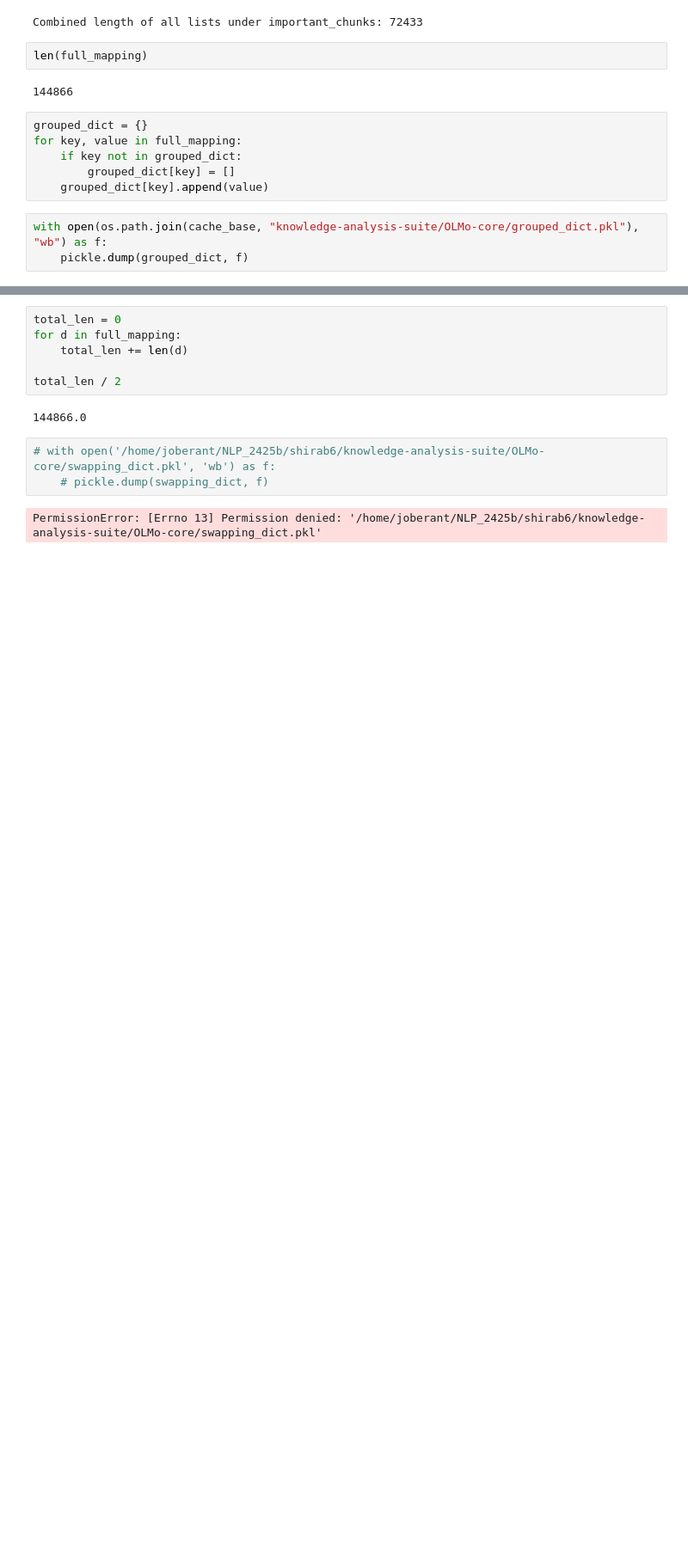
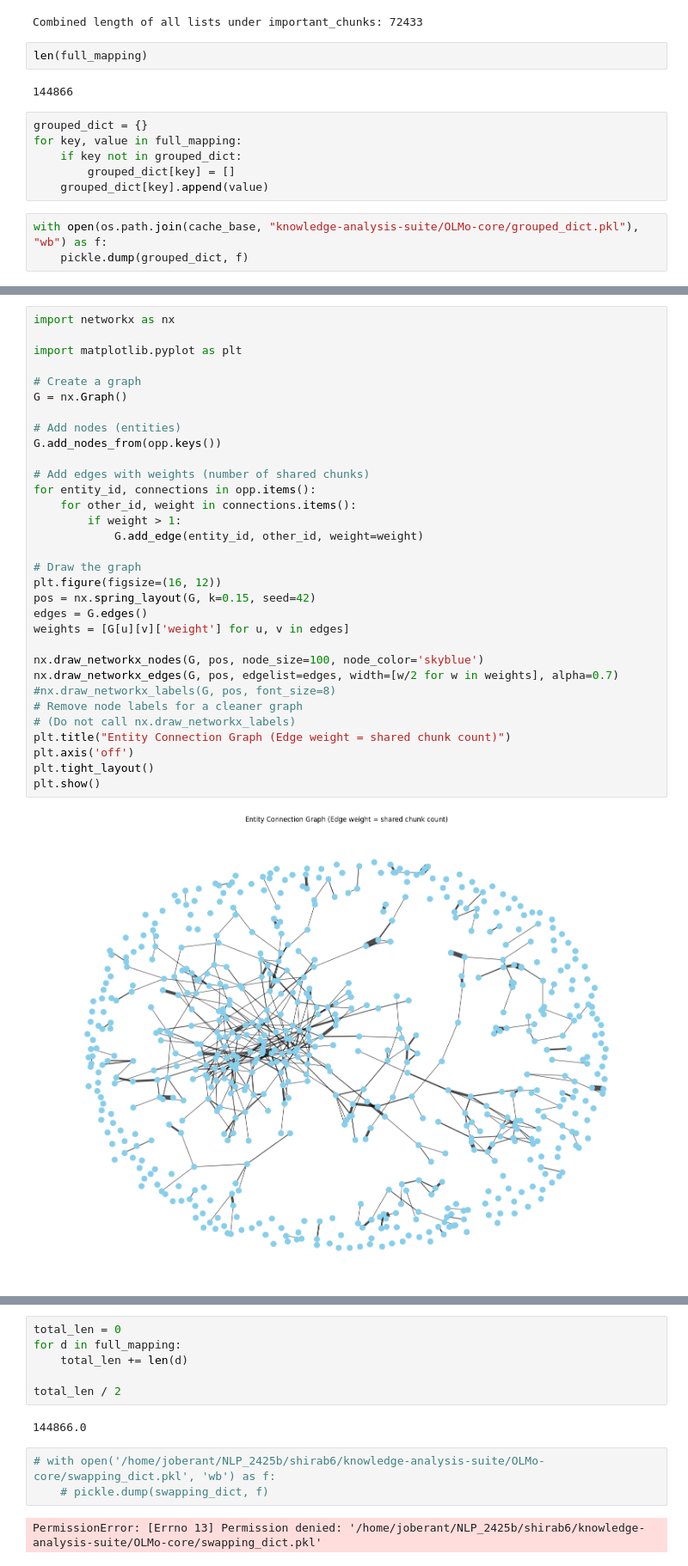
Before and after one commit to dhgottesman/OLMo-core, a Jupyter notebook: chunk_ordering.ipynb, the cells around one changed output, grey strips where cells are left out. Shown at 86% size. Cells and saved outputs as stored; diff of their text form; blank space fills up the shorter version.

```diff
--- a/chunk_ordering.ipynb
+++ b/chunk_ordering.ipynb
@@ -412,0 +485,34 @@ Chunk ID 1027375 appears in entities: [1885774, 37422]
+# %%
+import networkx as nx
+
+import matplotlib.pyplot as plt
+
+# Create a graph
+G = nx.Graph()
+
+# Add nodes (entities)
+G.add_nodes_from(opp.keys())
+
+# Add edges with weights (number of shared chunks)
+for entity_id, connections in opp.items():
+    for other_id, weight in connections.items():
+        if weight > 1:
+            G.add_edge(entity_id, other_id, weight=weight)
+
+# Draw the graph
+plt.figure(figsize=(16, 12))
+pos = nx.spring_layout(G, k=0.15, seed=42)
+edges = G.edges()
+weights = [G[u][v]['weight'] for u, v in edges]
+
+nx.draw_networkx_nodes(G, pos, node_size=100, node_color='skyblue')
+nx.draw_networkx_edges(G, pos, edgelist=edges, width=[w/2 for w in weights], alpha=0.7)
+#nx.draw_networkx_labels(G, pos, font_size=8)
+# Remove node labels for a cleaner graph
+# (Do not call nx.draw_networkx_labels)
+plt.title("Entity Connection Graph (Edge weight = shared chunk count)")
+plt.axis('off')
+plt.tight_layout()
+plt.show()
+# %% [output]
+[figure, added]
```
Also changed, not shown: parts of 19 cells of this notebook.
